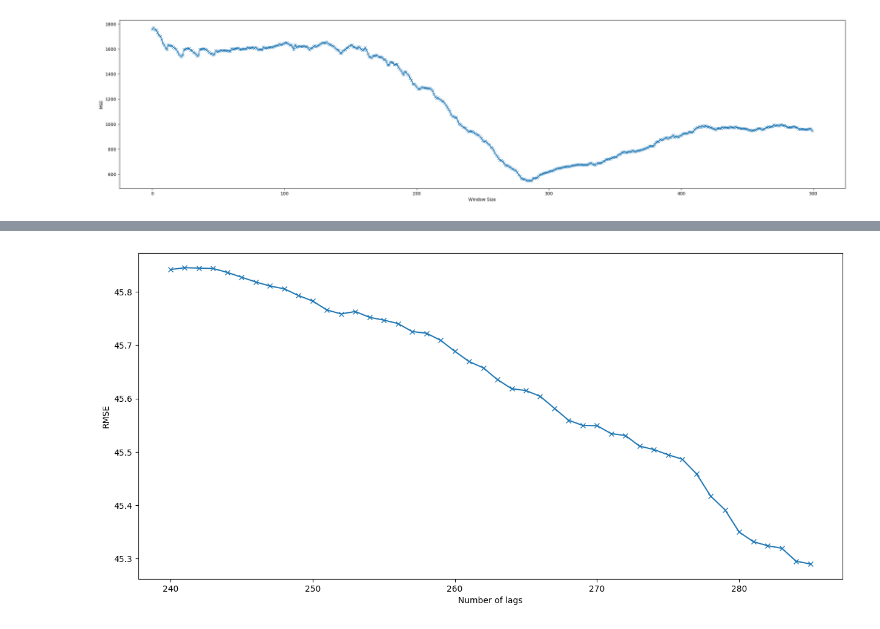
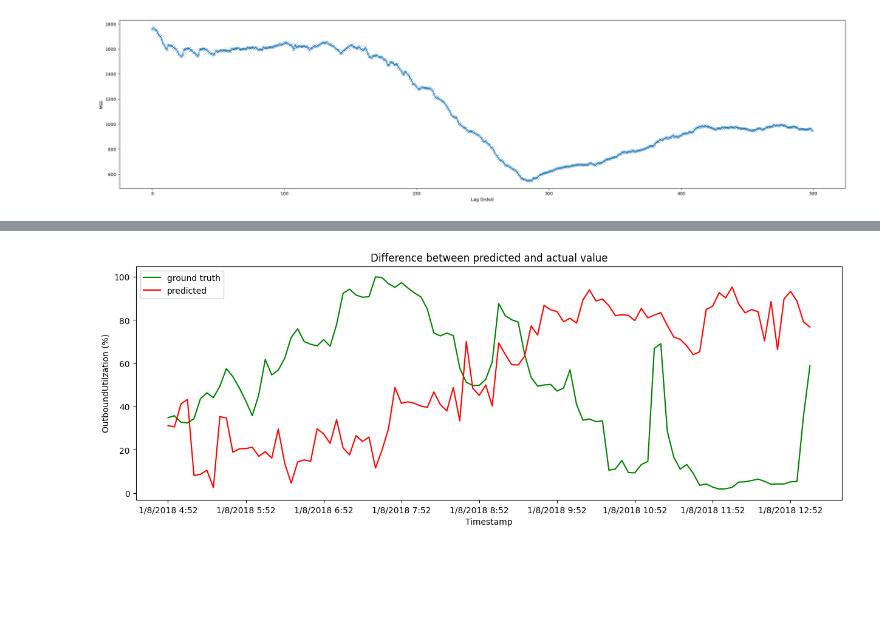
Before and after one commit to AlesKas/DIP, a Jupyter notebook: network_analytics_ar.ipynb, the cells around one changed output, grey strips where cells are left out. Cells and saved outputs as stored; diff of their text form; code cells hidden in the pictures; blank space fills up the shorter version.

```diff
--- a/network_analytics_ar.ipynb
+++ b/network_analytics_ar.ipynb
@@ -204,76 +216,81 @@ Best Lag Order (p): 285
 [<matplotlib.lines.Line2D at 0x...>]
 [figure]
 # %%
-MIN_LAGS = 240
+MIN_LAGS = 285
 MAX_LAGS = 286
 # %%
 def absolute_error_statistics(original : np.array, predicted : np.array):
     assert len(original) == len(predicted)
     return np.absolute(original - predicted)
+# %%
+def symmetric_mean_absolute_percentage_error(A, F):
+    return 100/len(A) * np.sum(np.abs(F - A) / ((np.abs(A) + np.abs(F)) / 2))
 # %%
 rmses = []
 results = {}
 
 for window in range(MIN_LAGS, MAX_LAGS):
 
-    # window = 120
     model = AutoReg(train, lags=window)
     model_fit = model.fit()
     coef = model_fit.params
     # walk forward over time steps in test
-    history = train[len(train)-window:]
-    history = [history[i] for i in range(len(history))]
+    history = train[len(train)-window:].tolist()
     predictions = list()
     for t in range(len(test)):
         length = len(history)
-        lag = [history[i] for i in range(length-window,length)]
         yhat = coef[0]
         for d in range(window):
-            yhat += coef[d+1] * lag[window-d-1]
+            yhat += coef[d+1] * history[d]
             obs = X[t]
         predictions.append(yhat)
+        history.pop(0)
         history.append(obs)
-            # if d % 10000 == 0:
-            #     print('predicted=%f, expected=%f' % (yhat, obs))
-    result = absolute_error_statistics(np.array(test), np.array(predictions))
-    results[window] = result
-    rmse = sqrt(mean_squared_error(test, predictions))
-    rmses.append(rmse)
 
-plt.figure(figsize=(15,7))
-plt.plot(range(MIN_LAGS, MAX_LAGS), rmses, marker='x')
-plt.xticks(range(MIN_LAGS, MAX_LAGS)[::10])
-plt.xlabel('Number of lags')
-plt.ylabel('RMSE')
+rmse = sqrt(mean_squared_error(test, predictions))
+print(f"RMSE for {MIN_LAGS} lagged values: {rmse}")
+
+mape = mean_absolute_percentage_error(test, predictions)
+print(f"MAPE for {MIN_LAGS} lagged values: {mape}")
+
+smape = symmetric_mean_absolute_percentage_error(test, predictions)
+print(f"SMAPE for {MIN_LAGS} lagged values: {smape}")
+
+mae = mean_absolute_error(test, predictions)
+print(f"MAE for {MIN_LAGS} lagged values: {mae}")
+
+fig, ax = plt.subplots(figsize=(15, 5))
+ax.plot(network_analytics['Timestamp'][-100:], test[len(test)- 100:], color='g', label='ground truth')
+ax.plot(network_analytics['Timestamp'][-100:], predictions[len(predictions) - 100:], color='r', label='predicted')
+# plt.plot(series.index[len(train) - 100:len(train)], train[len(train) - 100:], color='b', label='train')
+# plt.plot(series.index[len(network_analytics) - 100:], test[len(test) - 100:], color='g', label='ground truth')
+# plt.plot(series.index[len(network_analytics) - 100:], predictions[len(predictions) - 100:], color='r', label='predicted')
+plt.title('Difference between predicted and actual value')
+plt.xticks(network_analytics['Timestamp'][-100::12])
+plt.legend(loc='best')
+plt.ylabel('OutboundUtilzation (%)')
+plt.xlabel('Timestamp')
 plt.show()
 
-plt.figure(figsize=(30,7))
-plt.plot(series.index[len(train) - 100:len(train)], train[len(train) - 100:], color='b', label='train')
-plt.plot(series.index[len(train):], test, color='g', label='ground truth')
-plt.plot(series.index[len(train):], predictions, color='r', label='predicted')
-plt.xticks([])
-plt.legend(loc='best')
-plt.show()
+# df = pd.DataFrame(results)
+# described = df.describe()
 
-df = pd.DataFrame(results)
-described = df.describe()
+# mean = []
+# fifty = []
+# max_error = []
 
-mean = []
-fifty = []
-max_error = []
+# for item in described.axes[1]:
+#     mean.append(described[item]['mean'])
+#     fifty.append(described[item]['50%'])
+#     max_error.append(described[item]['max'])
 
-for item in described.axes[1]:
-    mean.append(described[item]['mean'])
-    fifty.append(described[item]['50%'])
-    max_error.append(described[item]['max'])
-
-plt.figure(figsize=(30,7))
-plt.plot(range(MIN_LAGS, MAX_LAGS), mean, color='r', label='mean', marker='x')
-plt.plot(range(MIN_LAGS, MAX_LAGS), fifty, color='g', label='median', marker='x')
-plt.plot(range(MIN_LAGS, MAX_LAGS), max_error, color='b', label='max', marker='x')
-plt.xticks(range(MIN_LAGS, MAX_LAGS)[::10])
-plt.xlabel('Number of lags')
-plt.ylabel('Absolute error')
-plt.legend(loc='best')
-plt.show()
+# plt.figure(figsize=(30,7))
+# plt.plot(range(MIN_LAGS, MAX_LAGS), mean, color='r', label='mean', marker='x')
+# plt.plot(range(MIN_LAGS, MAX_LAGS), fifty, color='g', label='median', marker='x')
+# plt.plot(range(MIN_LAGS, MAX_LAGS), max_error, color='b', label='max', marker='x')
+# plt.xticks(range(MIN_LAGS, MAX_LAGS)[::10])
+# plt.xlabel('Number of lags')
+# plt.ylabel('Absolute error')
+# plt.legend(loc='best')
+# plt.show()
 # %% [output]
@@ -280 +301 @@ plt.show()
-[figure, old version]
+[figure, new version]
```
Also changed, not shown: parts of 11 cells of this notebook, 4 other files.
